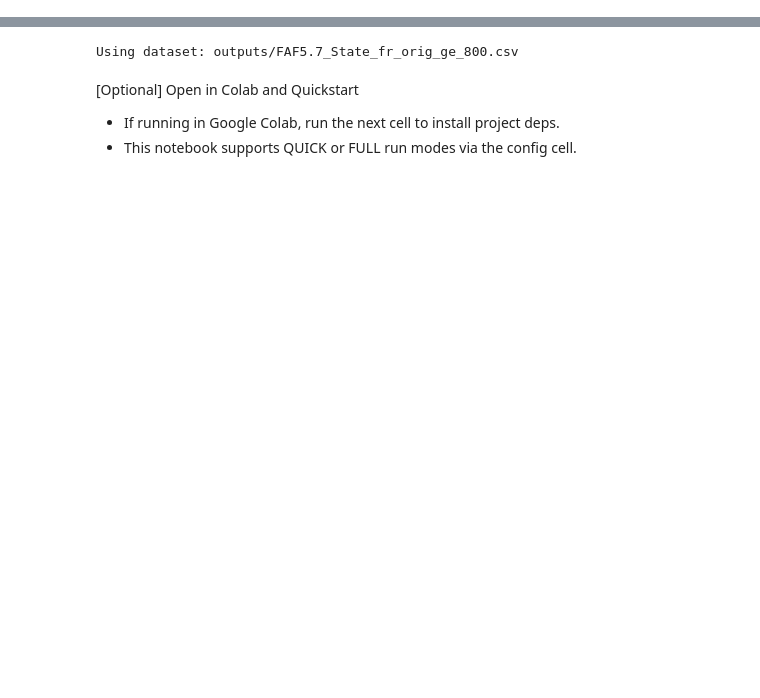
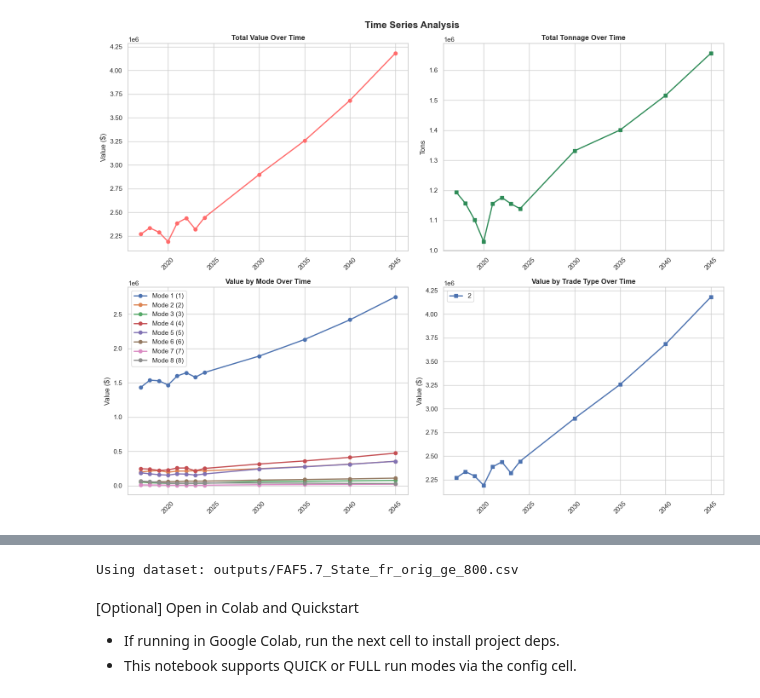
Before and after one commit to Mitchell-MC/capstone-supply-chain-analysis, a Jupyter notebook: Supply_Chain_Volatility_Intl.ipynb, the cells around one changed output, grey strips where cells are left out. Drawn from its saved outputs; the diff is of its cells as text; code cells hidden in the pictures; blank space fills up the shorter version.

```diff
--- a/Supply_Chain_Volatility_Intl.ipynb
+++ b/Supply_Chain_Volatility_Intl.ipynb
@@ -21,0 +404,99 @@ else:
+# %%
+# ============================================================================
+# 5. TIME SERIES ANALYSIS (FIXED NUMERIC X-AXES)
+# ============================================================================
+
+print("\n📈 TIME SERIES ANALYSIS (fixed numeric x-axes)")
+print("=" * 30)
+
+# Helper to extract an integer year from a column like 'value_2023'
+# Returns None if not a parsable year
+
+def extract_year(column_name):
+    try:
+        return int(str(column_name).split('_')[1])
+    except Exception:
+        return None
+
+if 'df' in globals() and len(df):
+    # Identify available time columns, excluding derived ones
+    tons_cols_all = [c for c in df.columns if c.startswith('tons_') and c not in {'tons_2023_scaled', 'tons_volatility', 'tons_2050'}]
+    value_cols_all = [c for c in df.columns if c.startswith('value_') and c not in {'value_2023_scaled', 'value_density', 'value_2050'}]
+
+    # Keep only columns with valid integer years
+    tons_year_cols = sorted([(extract_year(c), c) for c in tons_cols_all if extract_year(c) is not None])
+    value_year_cols = sorted([(extract_year(c), c) for c in value_cols_all if extract_year(c) is not None])
+
+    if tons_year_cols or value_year_cols:
+        years_present = sorted(set([y for y, _ in tons_year_cols] + [y for y, _ in value_year_cols]))
+        if years_present:
+            print(f"Trends cover {years_present[0]}–{years_present[-1]} with totals on the top row; breakdowns by mode and trade appear below when available.")
+
+        fig, axes = plt.subplots(2, 2, figsize=(15, 12))
+        fig.suptitle('Time Series Analysis', fontsize=16, fontweight='bold')
+
+        # 5.1 Total value over time
+        if value_year_cols:
+            value_cols_sorted = [c for _, c in value_year_cols]
+            years_sorted = [y for y, _ in value_year_cols]
+            value_totals = df[value_cols_sorted].sum().values
+            axes[0, 0].plot(years_sorted, value_totals, marker='o', linewidth=2, color='#FF6B6B')
+            axes[0, 0].set_title('Total Value Over Time', fontweight='bold')
+            axes[0, 0].set_ylabel('Value ($)')
+            axes[0, 0].tick_params(axis='x', rotation=45)
+
+        # 5.2 Total tons over time
+        if tons_year_cols:
+            tons_cols_sorted = [c for _, c in tons_year_cols]
+            years_sorted_t = [y for y, _ in tons_year_cols]
+            tons_totals = df[tons_cols_sorted].sum().values
+            axes[0, 1].plot(years_sorted_t, tons_totals, marker='s', linewidth=2, color='#2E8B57')
+            axes[0, 1].set_title('Total Tonnage Over Time', fontweight='bold')
+            axes[0, 1].set_ylabel('Tons')
+            axes[0, 1].tick_params(axis='x', rotation=45)
+
+        # 5.3 Value by mode over time
+        if value_year_cols and 'dms_mode' in df.columns:
+            mode_mapping_local = globals().get('mode_mapping', {})
+            value_cols_sorted = [c for _, c in value_year_cols]
+            years_sorted = [y for y, _ in value_year_cols]
+            mode_time_data = df.groupby('dms_mode')[value_cols_sorted].sum()
+            if not mode_time_data.empty:
+                for mode in mode_time_data.index:
+                    mode_values = mode_time_data.loc[mode].values
+                    mode_name = mode_mapping_local.get(mode, f'Mode {mode}')
+                    axes[1, 0].plot(years_sorted, mode_values, marker='o', linewidth=2, label=f'{mode_name} ({mode})')
+                axes[1, 0].set_title('Value by Mode Over Time', fontweight='bold')
+                axes[1, 0].set_ylabel('Value ($)')
+                axes[1, 0].legend()
+                axes[1, 0].tick_params(axis='x', rotation=45)
+            else:
+                axes[1, 0].text(0.5, 0.5, 'Insufficient time series data for mode analysis',
+                                ha='center', va='center', transform=axes[1, 0].transAxes)
+                axes[1, 0].set_title('Value by Mode Over Time', fontweight='bold')
+
+        # 5.4 Value by trade type over time
+        if value_year_cols and 'trade_type' in df.columns:
+            value_cols_sorted = [c for _, c in value_year_cols]
+            years_sorted = [y for y, _ in value_year_cols]
+            trade_time_data = df.groupby('trade_type')[value_cols_sorted].sum()
+            if not trade_time_data.empty:
+                for trade in trade_time_data.index:
+                    trade_values = trade_time_data.loc[trade].values
+                    axes[1, 1].plot(years_sorted, trade_values, marker='s', linewidth=2, label=str(trade))
+                axes[1, 1].set_title('Value by Trade Type Over Time', fontweight='bold')
+                axes[1, 1].set_ylabel('Value ($)')
+                axes[1, 1].legend()
+                axes[1, 1].tick_params(axis='x', rotation=45)
+            else:
+                axes[1, 1].text(0.5, 0.5, 'Insufficient time series data for trade type analysis',
+                                ha='center', va='center', transform=axes[1, 1].transAxes)
+                axes[1, 1].set_title('Value by Trade Type Over Time', fontweight='bold')
+
+        plt.tight_layout()
+        plt.show()
+    else:
+        print('No time series columns found in the dataset')
+else:
+    print('DataFrame df is not available')
+# %% [output]
@@ -21,0 +506 @@ else:
+[figure, added]
```
Also changed, not shown: parts of 33 cells of this notebook, 11 other files.
